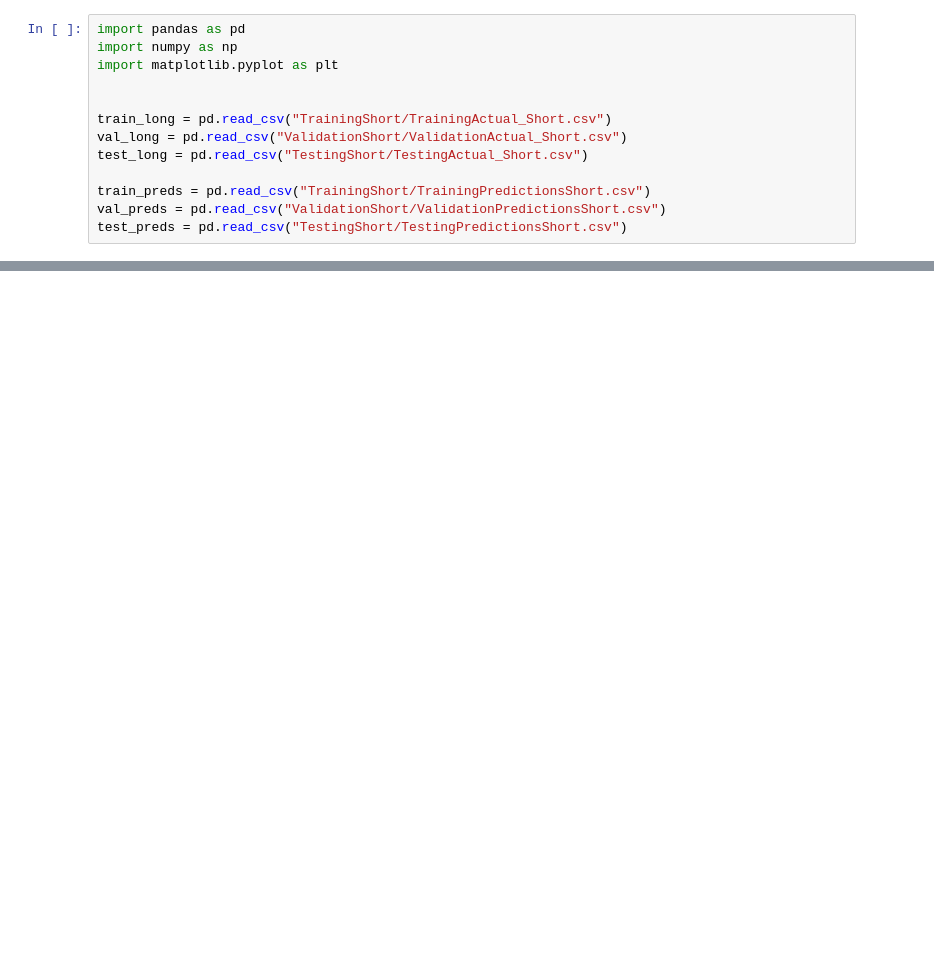
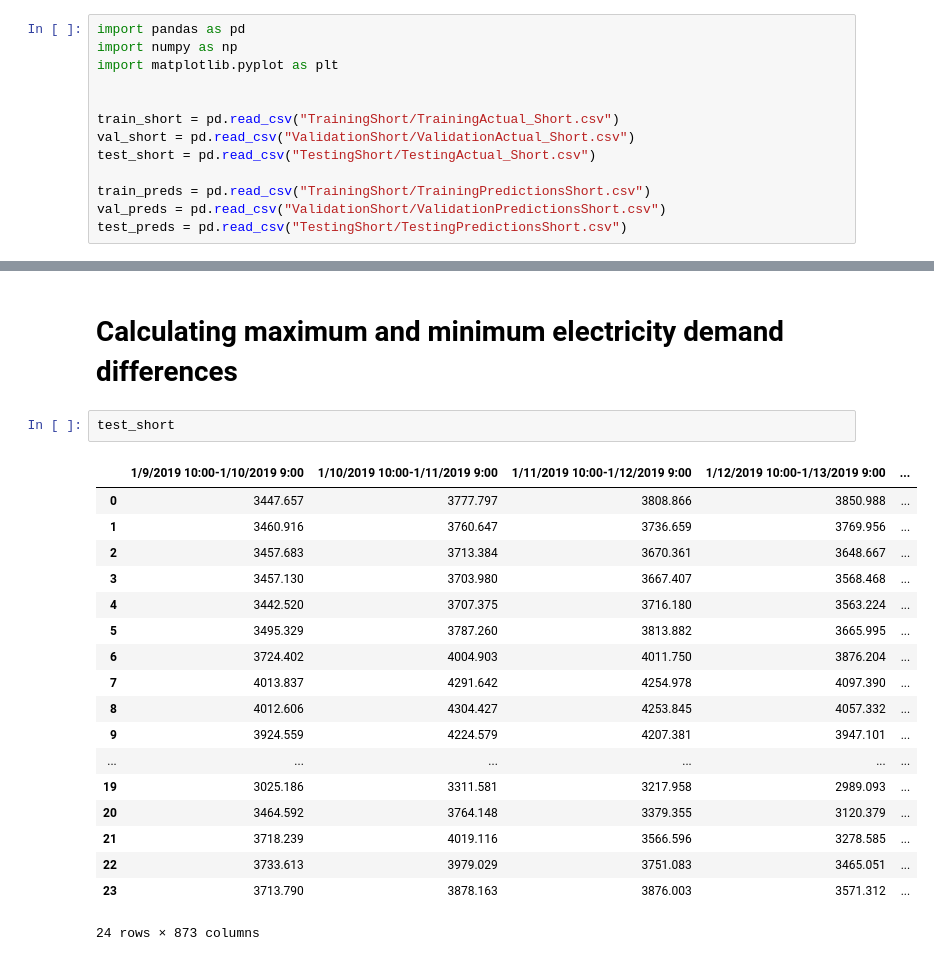
Before and after one commit to j1wnkim/BayesianTimeSeries, a Jupyter notebook: Analysis.ipynb, the cells around one changed output, grey strips where cells are left out. Cells and saved outputs as stored; diff of their text form; blank space fills up the shorter version.

```diff
--- a/Analysis.ipynb
+++ b/Analysis.ipynb
@@ -4,9 +4,9 @@ import numpy as np
 import matplotlib.pyplot as plt
 
 
-train_long = pd.read_csv("TrainingShort/TrainingActual_Short.csv")
-val_long = pd.read_csv("ValidationShort/ValidationActual_Short.csv")
-test_long = pd.read_csv("TestingShort/TestingActual_Short.csv")
+train_short = pd.read_csv("TrainingShort/TrainingActual_Short.csv")
+val_short = pd.read_csv("ValidationShort/ValidationActual_Short.csv")
+test_short = pd.read_csv("TestingShort/TestingActual_Short.csv")
 
 train_preds = pd.read_csv("TrainingShort/TrainingPredictionsShort.csv")
 val_preds = pd.read_csv("ValidationShort/ValidationPredictionsShort.csv")
@@ -47,0 +48,23 @@ print(errors)
+# %% [markdown]
+# Calculating maximum and minimum electricity demand differences
+# %%
+test_short
+# %% [output]
+|  | 1/9/2019 10:00-1/10/2019 9:00 | 1/10/2019 10:00-1/11/2019 9:00 | 1/11/2019 10:00-1/12/2019 9:00 | 1/12/2019 10:00-1/13/2019 9:00 | ... |
+| 0 | 3447.657 | 3777.797 | 3808.866 | 3850.988 | ... |
+| 1 | 3460.916 | 3760.647 | 3736.659 | 3769.956 | ... |
+| 2 | 3457.683 | 3713.384 | 3670.361 | 3648.667 | ... |
+| 3 | 3457.130 | 3703.980 | 3667.407 | 3568.468 | ... |
+| 4 | 3442.520 | 3707.375 | 3716.180 | 3563.224 | ... |
+| 5 | 3495.329 | 3787.260 | 3813.882 | 3665.995 | ... |
+| 6 | 3724.402 | 4004.903 | 4011.750 | 3876.204 | ... |
+| 7 | 4013.837 | 4291.642 | 4254.978 | 4097.390 | ... |
+| 8 | 4012.606 | 4304.427 | 4253.845 | 4057.332 | ... |
+| 9 | 3924.559 | 4224.579 | 4207.381 | 3947.101 | ... |
+| ... | ... | ... | ... | ... | ... |
+| 19 | 3025.186 | 3311.581 | 3217.958 | 2989.093 | ... |
+| 20 | 3464.592 | 3764.148 | 3379.355 | 3120.379 | ... |
+| 21 | 3718.239 | 4019.116 | 3566.596 | 3278.585 | ... |
+| 22 | 3733.613 | 3979.029 | 3751.083 | 3465.051 | ... |
+| 23 | 3713.790 | 3878.163 | 3876.003 | 3571.312 | ... |
+24 rows × 873 columns
```
Also changed, not shown: parts of 4 cells of this notebook, 16 other files.
